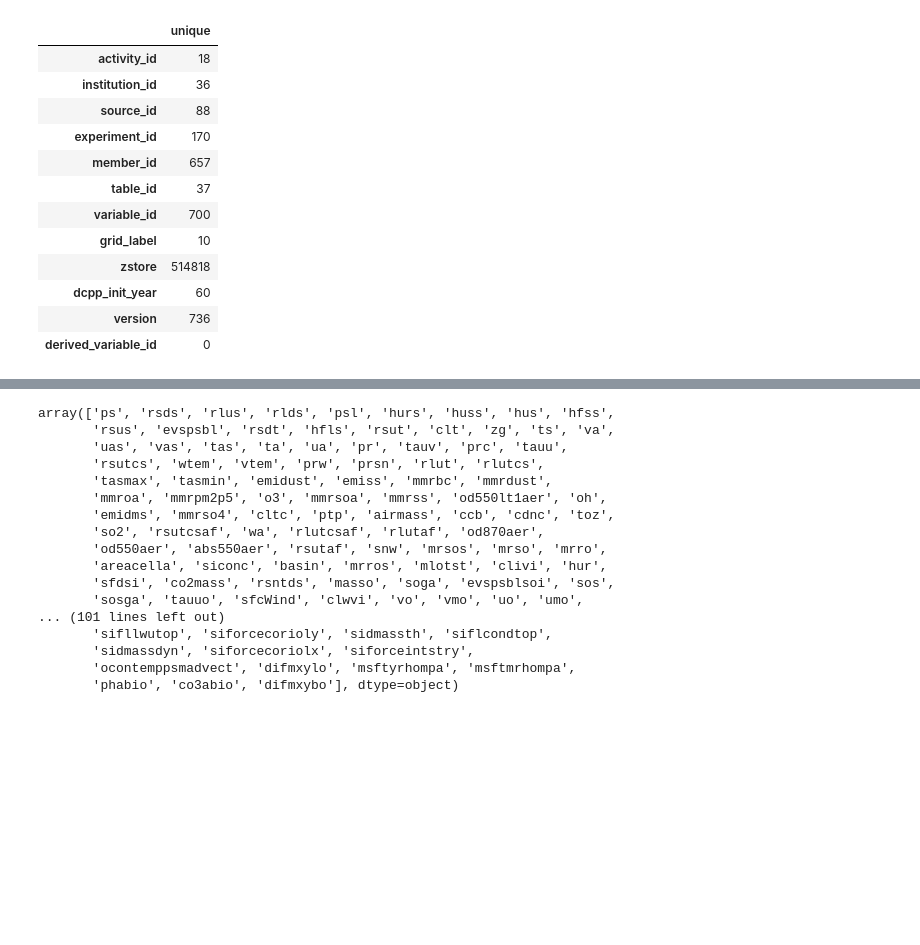
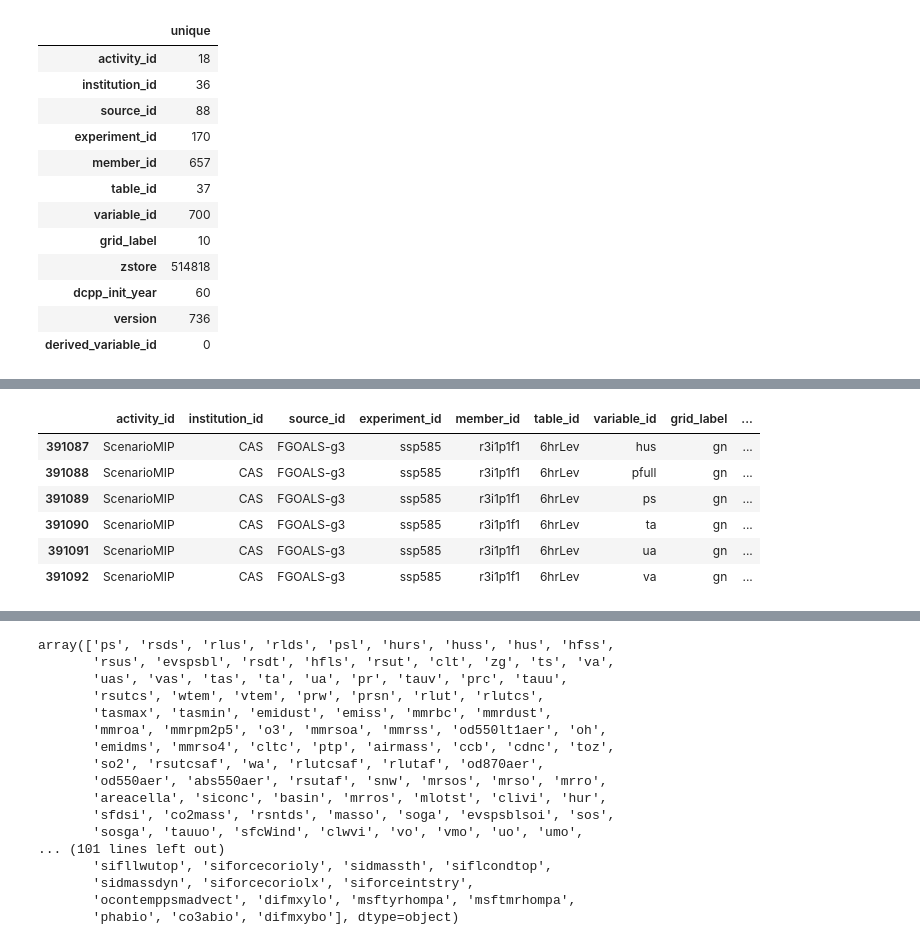
Before and after one commit to manmeet3591/download_cmip6, a Jupyter notebook: pangeo_cmip6.ipynb, the cells around one changed output, grey strips where cells are left out. Saved outputs shown, nothing was run; the diff lists cells and outputs as text; code cells hidden in the pictures; blank space fills up the shorter version.

```diff
--- a/pangeo_cmip6.ipynb
+++ b/pangeo_cmip6.ipynb
@@ -82,0 +221,10 @@ col.df.head()
+# %%
+df_6hr[df_6hr['source_id'] == 'FGOALS-g3']
+# %% [output]
+|  | activity_id | institution_id | source_id | experiment_id | member_id | table_id | variable_id | grid_label | ... |
+| 391087 | ScenarioMIP | CAS | FGOALS-g3 | ssp585 | r3i1p1f1 | 6hrLev | hus | gn | ... |
+| 391088 | ScenarioMIP | CAS | FGOALS-g3 | ssp585 | r3i1p1f1 | 6hrLev | pfull | gn | ... |
+| 391089 | ScenarioMIP | CAS | FGOALS-g3 | ssp585 | r3i1p1f1 | 6hrLev | ps | gn | ... |
+| 391090 | ScenarioMIP | CAS | FGOALS-g3 | ssp585 | r3i1p1f1 | 6hrLev | ta | gn | ... |
+| 391091 | ScenarioMIP | CAS | FGOALS-g3 | ssp585 | r3i1p1f1 | 6hrLev | ua | gn | ... |
+| 391092 | ScenarioMIP | CAS | FGOALS-g3 | ssp585 | r3i1p1f1 | 6hrLev | va | gn | ... |
```
Also changed, not shown: parts of 28 cells of this notebook.
